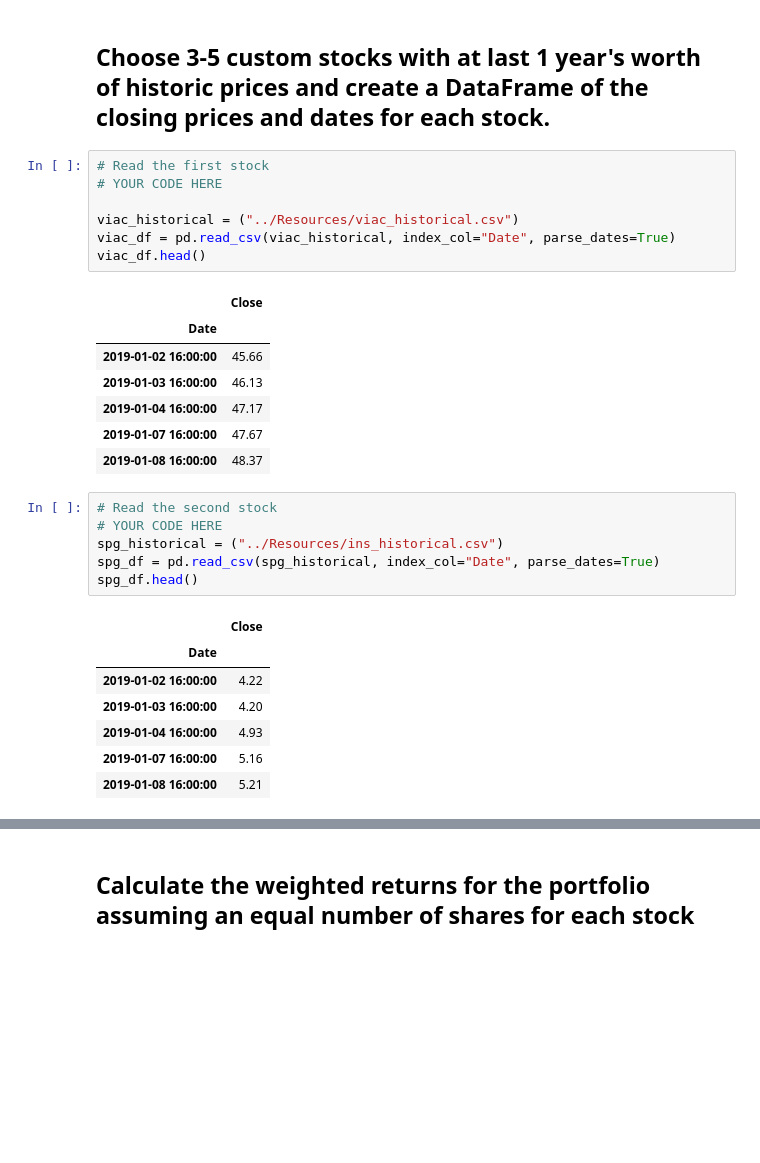
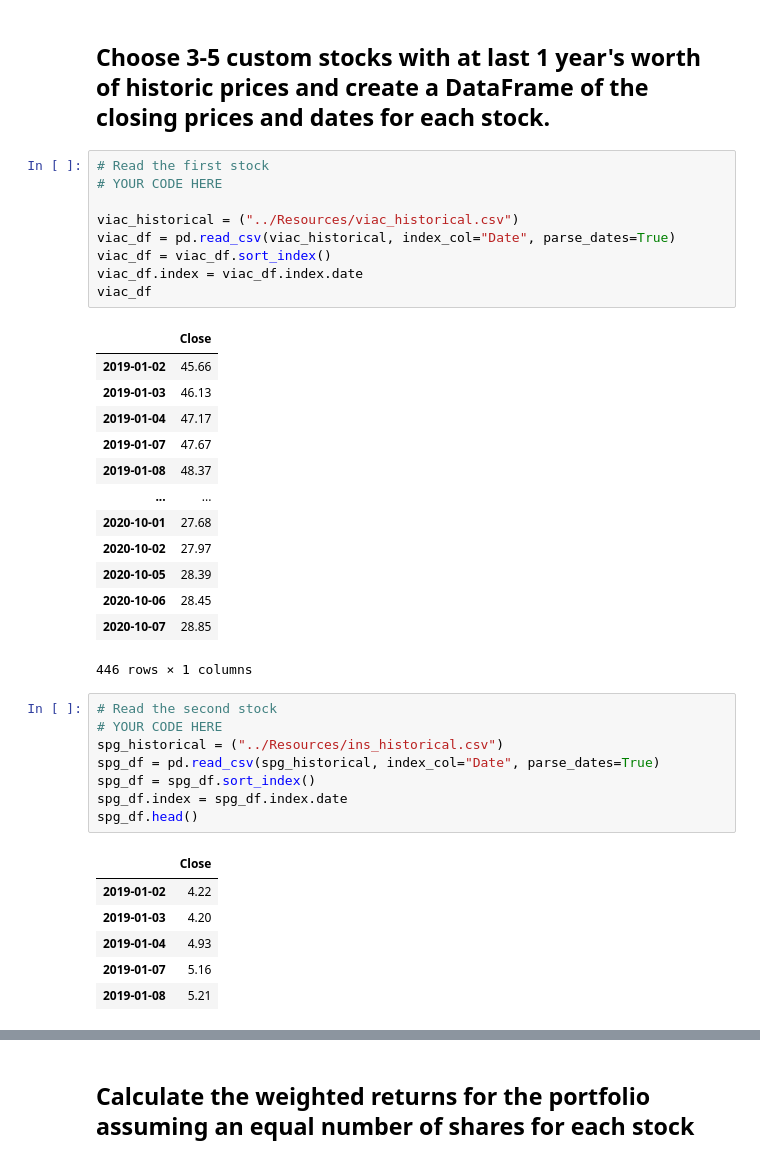
Before and after one commit to markmurdock11/pandas_hw, a Jupyter notebook: whale_analysis.ipynb, the cells around one changed output, grey strips where cells are left out. Saved outputs shown, nothing was run; the diff lists cells and outputs as text; blank space fills up the shorter version.

```diff
--- a/whale_analysis.ipynb
+++ b/whale_analysis.ipynb
@@ -431,32 +431,41 @@ In this section, you will build your own portfolio of stocks, calculate the retu
 # %%
 # Read the first stock
 # YOUR CODE HERE
 
 viac_historical = ("../Resources/viac_historical.csv")
 viac_df = pd.read_csv(viac_historical, index_col="Date", parse_dates=True)
-viac_df.head()
+viac_df = viac_df.sort_index()
+viac_df.index = viac_df.index.date
+viac_df
 # %% [output]
 |  | Close |
-| Date |  |
-| 2019-01-02 16:00:00 | 45.66 |
-| 2019-01-03 16:00:00 | 46.13 |
-| 2019-01-04 16:00:00 | 47.17 |
-| 2019-01-07 16:00:00 | 47.67 |
-| 2019-01-08 16:00:00 | 48.37 |
+| 2019-01-02 | 45.66 |
+| 2019-01-03 | 46.13 |
+| 2019-01-04 | 47.17 |
+| 2019-01-07 | 47.67 |
+| 2019-01-08 | 48.37 |
+| ... | ... |
+| 2020-10-01 | 27.68 |
+| 2020-10-02 | 27.97 |
+| 2020-10-05 | 28.39 |
+| 2020-10-06 | 28.45 |
+| 2020-10-07 | 28.85 |
+446 rows × 1 columns
 # %%
 # Read the second stock
 # YOUR CODE HERE
 spg_historical = ("../Resources/ins_historical.csv")
 spg_df = pd.read_csv(spg_historical, index_col="Date", parse_dates=True)
+spg_df = spg_df.sort_index()
+spg_df.index = spg_df.index.date
 spg_df.head()
 # %% [output]
 |  | Close |
-| Date |  |
-| 2019-01-02 16:00:00 | 4.22 |
-| 2019-01-03 16:00:00 | 4.20 |
-| 2019-01-04 16:00:00 | 4.93 |
-| 2019-01-07 16:00:00 | 5.16 |
-| 2019-01-08 16:00:00 | 5.21 |
+| 2019-01-02 | 4.22 |
+| 2019-01-03 | 4.20 |
+| 2019-01-04 | 4.93 |
+| 2019-01-07 | 5.16 |
+| 2019-01-08 | 5.21 |
 # %%
 # Read the third stock
 # YOUR CODE HERE
```
Also changed, not shown: parts of 9 cells of this notebook.
